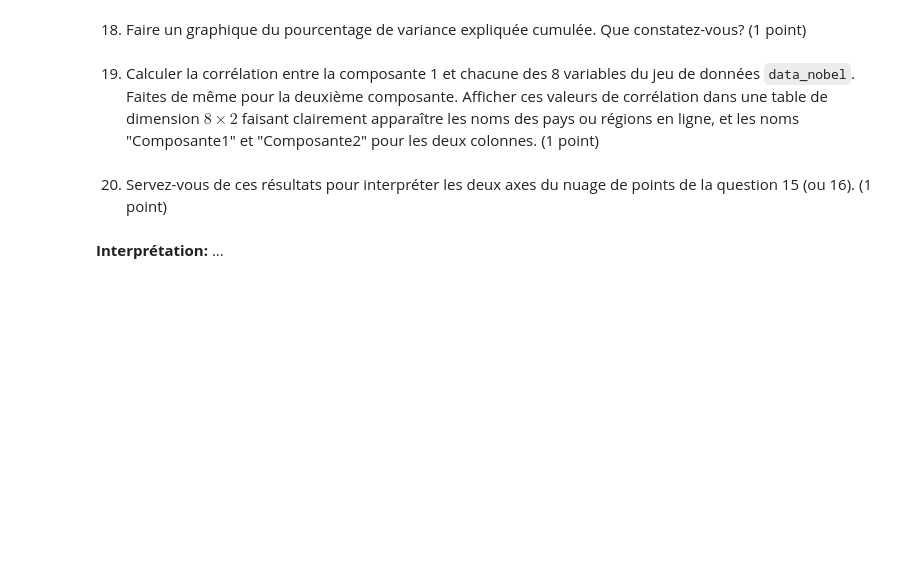
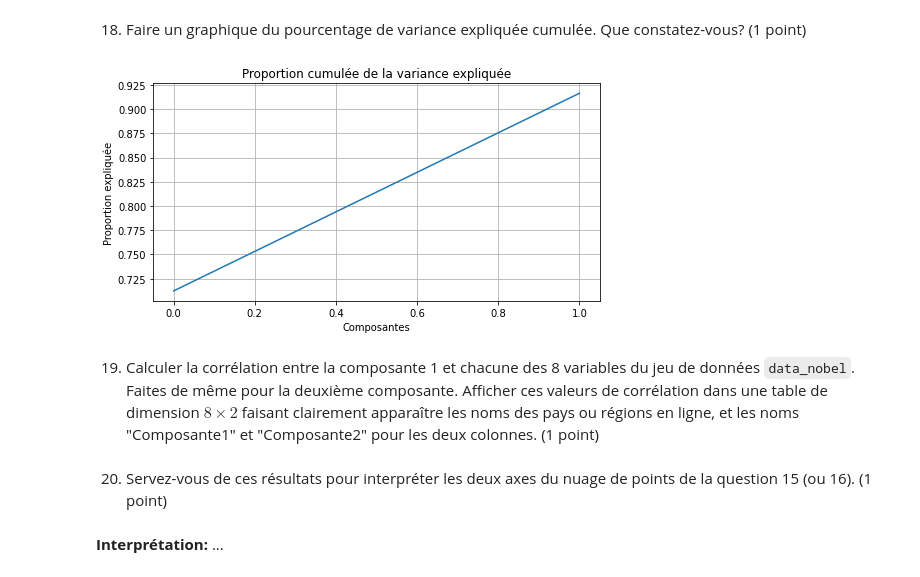
Before and after one commit to Alexandre0702/TP-Analyse-multidimentionnelle, a Jupyter notebook: exam_V3DMI5_2020_ipynb_txt.ipynb, the cells around one changed output. Saved outputs shown, nothing was run; the diff lists cells and outputs as text; code cells hidden in the pictures; blank space fills up the shorter version.

```diff
--- a/exam_V3DMI5_2020_ipynb_txt.ipynb
+++ b/exam_V3DMI5_2020_ipynb_txt.ipynb
@@ -76,0 +223,9 @@ Les critères de notation sont:
+# %%
+#En utilisant d'abord la librairie sklearn, j'importe la librairie et j'applique la transformation
+from sklearn.preprocessing import StandardScaler
+scaler = StandardScaler()
+# Je standardise
+X = scaler.fit_transform(data_nobel)
+# Puis je transforme en dataframe avec les index et colonnes utilisés prédécemment
+X = pd.DataFrame(data=X_correct,index=data_nobel.index,columns=data_nobel.columns)
+X.head()
@@ -105,3 +400,15 @@ from adjustText import adjust_text
+# %%
+# Production du graphique de variance cumulée
+plt.figure(figsize=(8,4))
+plt.plot(pca.explained_variance_ratio_.cumsum())
+plt.title('Proportion cumulée de la variance expliquée')
+plt.xlabel('Composantes')
+plt.ylabel('Proportion expliquée')
+plt.grid()
+#On remarque que la variance cumulée est linéaire !
+#Cela siginfie que chaque composnte contient autant d'information, les première n'en ont pas plus que les autres
+# %% [output]
+[figure, added]
 # %% [markdown]
 19. Calculer la corrélation entre la composante 1 et chacune des 8 variables du jeu de données `data_nobel`. Faites de même pour la deuxième composante. Afficher ces valeurs de corrélation dans une table de dimension $8\times2$ faisant clairement apparaître les noms des pays ou régions en ligne, et les noms "Composante1" et "Composante2" pour les deux colonnes. (1 point)
 # %%
```
Also changed, not shown: parts of 40 cells of this notebook.
